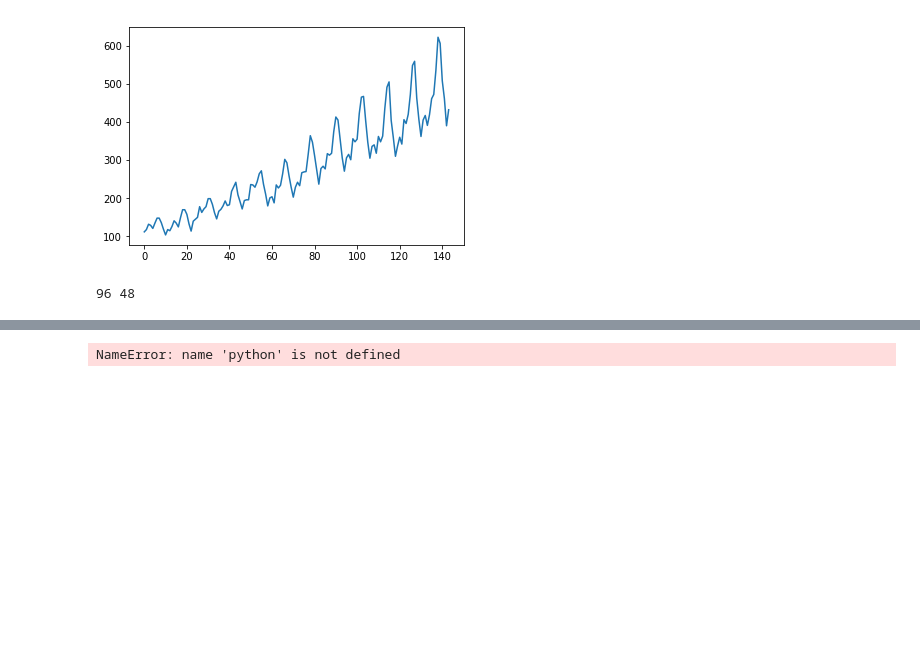
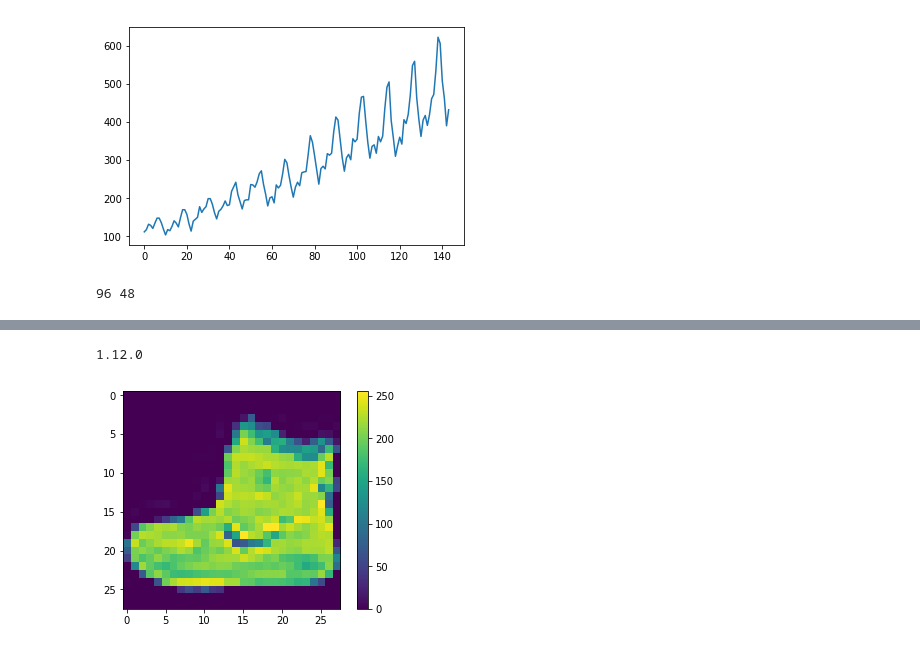
Before and after one commit to khoffm4/Hoffman_Leinwand_COMP755_Project, a Jupyter notebook: Predictive_Model.ipynb, the cells around one changed output, grey strips where cells are left out. Cells and saved outputs as stored; diff of their text form; code cells hidden in the pictures; blank space fills up the shorter version.

Commit message:
nothing importatnt

```diff
--- a/Predictive_Model.ipynb
+++ b/Predictive_Model.ipynb
@@ -274,4 +289,0 @@ TypeError: Expected int32, got list containing Tensors of type '_Message' instea
-# %%
-python --version
-# %% [output]
-NameError: name 'python' is not defined
@@ -277,0 +304,16 @@ NameError: name 'python' is not defined
+# %%
+# TensorFlow and tf.keras
+import tensorflow as tf
+from tensorflow import keras
+
+# Helper libraries
+import numpy as np
+import matplotlib.pyplot as plt
+
+print(tf.__version__)
+# %% [output]
+1.12.0
+# %%
+fashion_mnist = keras.datasets.fashion_mnist
+
+(train_images, train_labels), (test_images, test_labels) = fashion_mnist.load_data()
@@ -277,0 +323,7 @@ NameError: name 'python' is not defined
+# %%
+plt.figure()
+plt.imshow(train_images[0])
+plt.colorbar()
+plt.grid(False)
+# %% [output]
+[figure, added]
```
Also changed, not shown: parts of 10 cells of this notebook, 2 other files.
